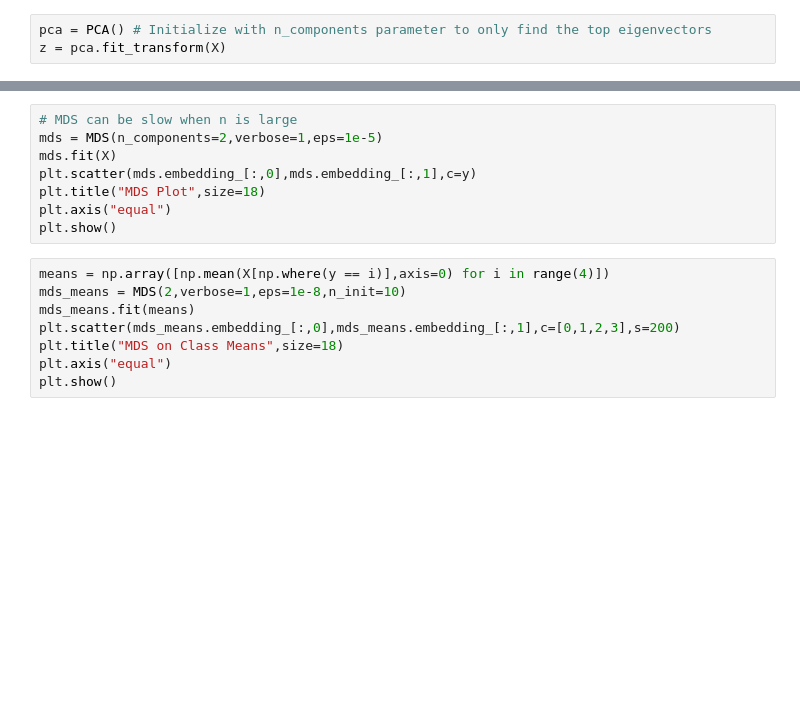
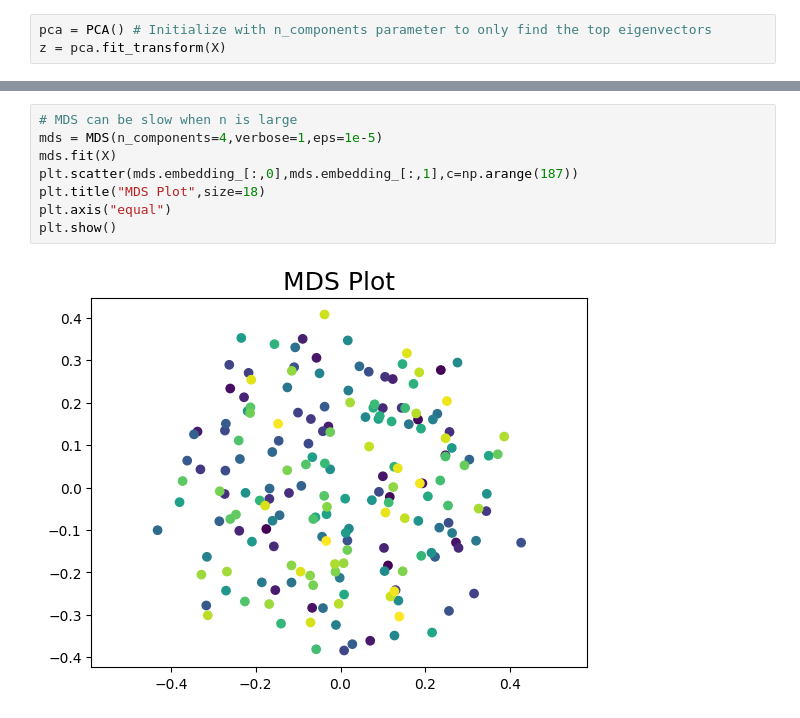
Before and after one commit to mehrdad-es/twitter_cs_NLP, a Jupyter notebook: notebooks/6. clustering.ipynb, the cells around one changed output, grey strips where cells are left out. Drawn from its saved outputs; the diff is of its cells as text; blank space fills up the shorter version.

```diff
--- a/notebooks/6. clustering.ipynb
+++ b/notebooks/6. clustering.ipynb
@@ -32,19 +68,13 @@ np.where(np.cumsum(pca.explained_variance_ratio_) >=.85)[0][0]
 # %%
 # MDS can be slow when n is large
-mds = MDS(n_components=2,verbose=1,eps=1e-5)
+mds = MDS(n_components=4,verbose=1,eps=1e-5)
 mds.fit(X)
-plt.scatter(mds.embedding_[:,0],mds.embedding_[:,1],c=y)
+plt.scatter(mds.embedding_[:,0],mds.embedding_[:,1],c=np.arange(187))
 plt.title("MDS Plot",size=18)
 plt.axis("equal")
 plt.show()
+# %% [output]
+[figure, added]
-# %%
-means = np.array([np.mean(X[np.where(y == i)],axis=0) for i in range(4)])
-mds_means = MDS(2,verbose=1,eps=1e-8,n_init=10)
-mds_means.fit(means)
-plt.scatter(mds_means.embedding_[:,0],mds_means.embedding_[:,1],c=[0,1,2,3],s=200)
-plt.title("MDS on Class Means",size=18)
-plt.axis("equal")
-plt.show()
 # %%
 tsne = TSNE(n_components=2,verbose=1,perplexity=40)
 z_tsne = tsne.fit_transform(X)
```
Also changed, not shown: parts of 16 cells of this notebook.
